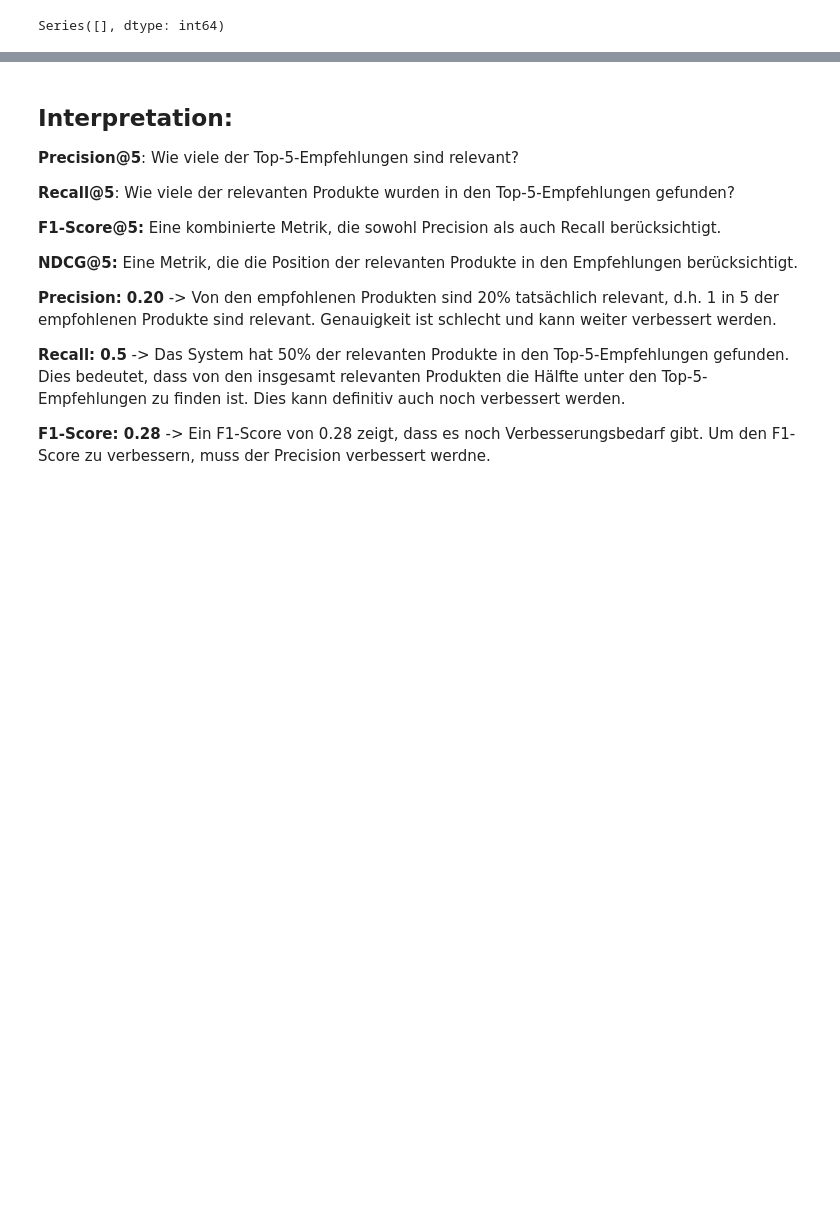
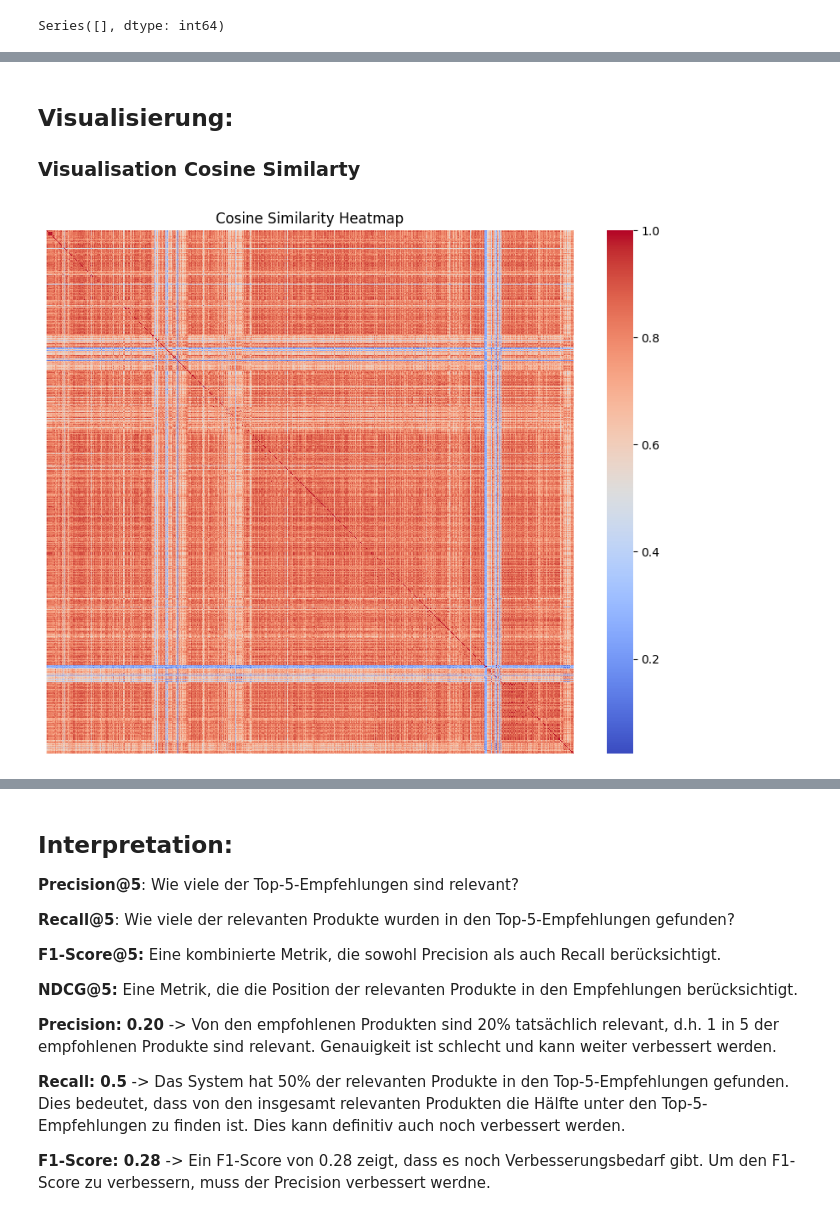
Before and after one commit to goernjosi/Projekt, a Jupyter notebook: vorschlag3.ipynb, the cells around one changed output, grey strips where cells are left out. Cells and saved outputs as stored; diff of their text form; code cells hidden in the pictures; blank space fills up the shorter version.

```diff
--- a/vorschlag3.ipynb
+++ b/vorschlag3.ipynb
@@ -299,0 +218,12 @@ F1-Score@5: 0
+# %% [markdown]
+## Visualisierung:
+
+### Visualisation Cosine Similarty
+# %%
+# Visualize the Cosine Similarity as a Heatmap
+plt.figure(figsize=(10, 8))
+sns.heatmap(cosine_sim, annot=False, cmap='coolwarm', xticklabels=False, yticklabels=False)
+plt.title("Cosine Similarity Heatmap")
+plt.show()
+# %% [output]
+[figure, added]
```
Also changed, not shown: parts of 56 cells of this notebook.
